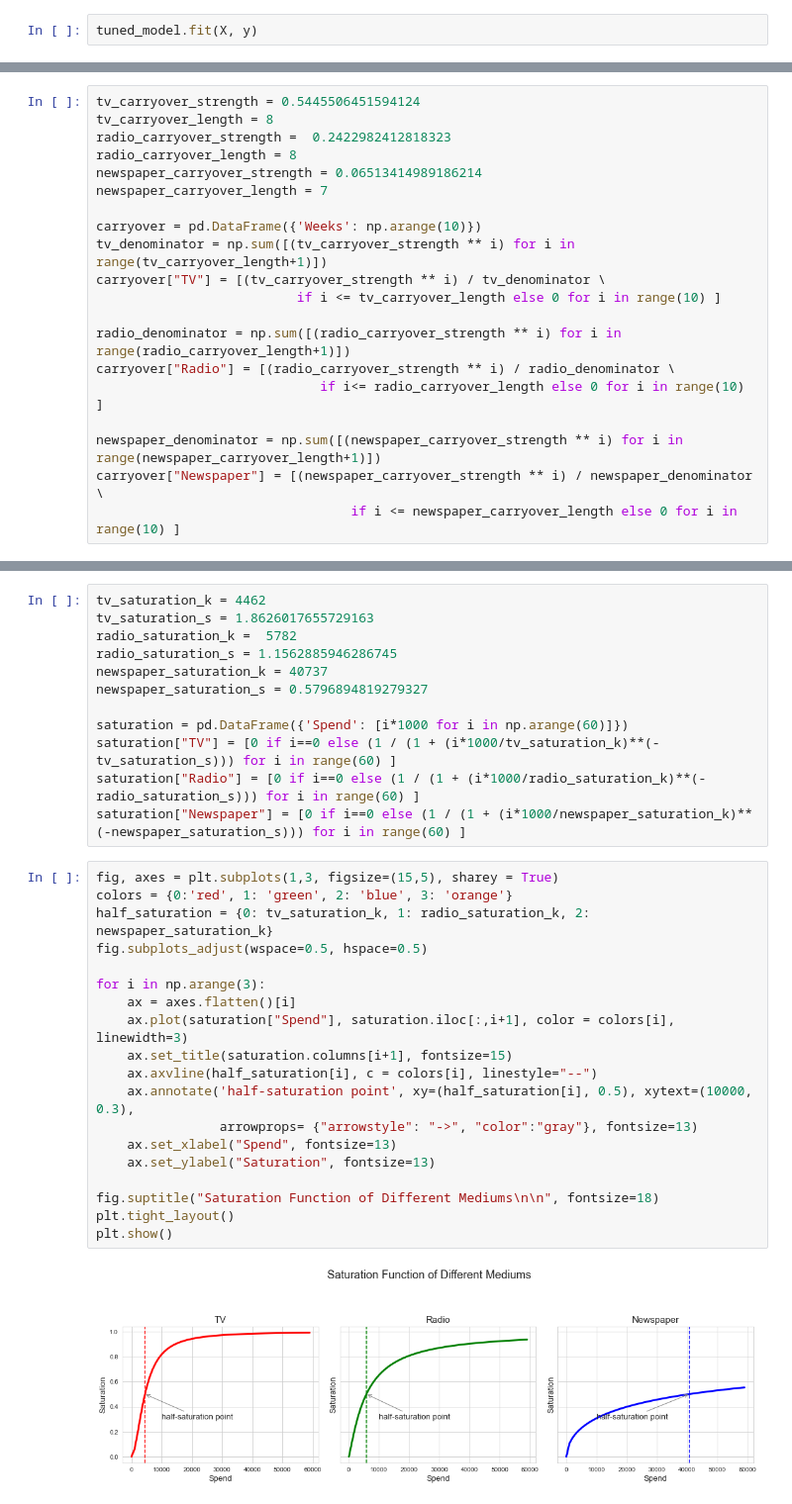
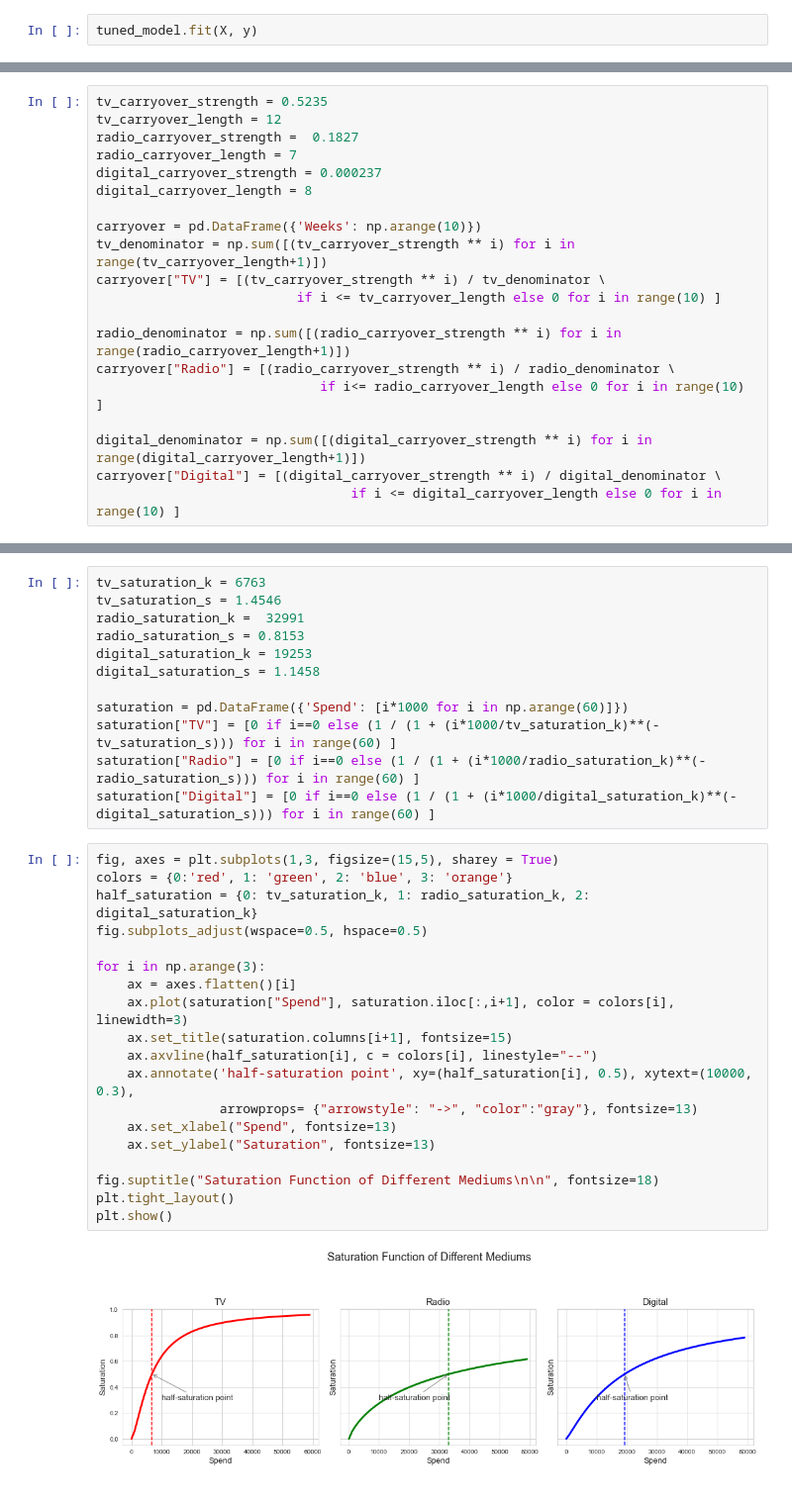
Before and after one commit to Amiteshwar-Kukreja/Media-mix-modelling, a Jupyter notebook: media_mix_modelling_ver2.ipynb, the cells around one changed output, grey strips where cells are left out. Shown: that part at 99% size. Drawn from its saved outputs; the diff is of its cells as text.

```diff
--- a/media_mix_modelling_ver2.ipynb
+++ b/media_mix_modelling_ver2.ipynb
@@ -373,10 +368,10 @@ with open("mmm_model.pkl", "wb") as f:
 # %%
-tv_carryover_strength = 0.5445506451594124
-tv_carryover_length = 8
-radio_carryover_strength =  0.2422982412818323
-radio_carryover_length = 8
-newspaper_carryover_strength = 0.06513414989186214
-newspaper_carryover_length = 7
+tv_carryover_strength = 0.5235
+tv_carryover_length = 12
+radio_carryover_strength =  0.1827
+radio_carryover_length = 7
+digital_carryover_strength = 0.000237
+digital_carryover_length = 8
 
 carryover = pd.DataFrame({'Weeks': np.arange(10)})
 tv_denominator = np.sum([(tv_carryover_strength ** i) for i in range(tv_carryover_length+1)])
@@ -387,9 +382,9 @@ radio_denominator = np.sum([(radio_carryover_strength ** i) for i in range(radio
 carryover["Radio"] = [(radio_carryover_strength ** i) / radio_denominator \
                              if i<= radio_carryover_length else 0 for i in range(10) ]
 
-newspaper_denominator = np.sum([(newspaper_carryover_strength ** i) for i in range(newspaper_carryover_length+1)])
-carryover["Newspaper"] = [(newspaper_carryover_strength ** i) / newspaper_denominator \
-                                 if i <= newspaper_carryover_length else 0 for i in range(10) ]
+digital_denominator = np.sum([(digital_carryover_strength ** i) for i in range(digital_carryover_length+1)])
+carryover["Digital"] = [(digital_carryover_strength ** i) / digital_denominator \
+                                 if i <= digital_carryover_length else 0 for i in range(10) ]
 # %%
 fig, axes = plt.subplots(1,3, figsize=(15,5), sharey = True)
 colors = {0:'red', 1: 'green', 2: 'blue', 3: 'orange'}
@@ -418,33 +413,33 @@ plt.show()
 # %%
-tv_saturation_k = 4462
-tv_saturation_s = 1.8626017655729163
-radio_saturation_k =  5782
-radio_saturation_s = 1.1562885946286745
-newspaper_saturation_k = 40737
-newspaper_saturation_s = 0.5796894819279327
+tv_saturation_k = 6763
+tv_saturation_s = 1.4546
+radio_saturation_k =  32991
+radio_saturation_s = 0.8153
+digital_saturation_k = 19253
+digital_saturation_s = 1.1458
 
 saturation = pd.DataFrame({'Spend': [i*1000 for i in np.arange(60)]})
 saturation["TV"] = [0 if i==0 else (1 / (1 + (i*1000/tv_saturation_k)**(-tv_saturation_s))) for i in range(60) ]
 saturation["Radio"] = [0 if i==0 else (1 / (1 + (i*1000/radio_saturation_k)**(-radio_saturation_s))) for i in range(60) ]
-saturation["Newspaper"] = [0 if i==0 else (1 / (1 + (i*1000/newspaper_saturation_k)**(-newspaper_saturation_s))) for i in range(60) ]
+saturation["Digital"] = [0 if i==0 else (1 / (1 + (i*1000/digital_saturation_k)**(-digital_saturation_s))) for i in range(60) ]
 # %%
 fig, axes = plt.subplots(1,3, figsize=(15,5), sharey = True)
 colors = {0:'red', 1: 'green', 2: 'blue', 3: 'orange'}
-half_saturation = {0: tv_saturation_k, 1: radio_saturation_k, 2: newspaper_saturation_k}
+half_saturation = {0: tv_saturation_k, 1: radio_saturation_k, 2: digital_saturation_k}
 fig.subplots_adjust(wspace=0.5, hspace=0.5)
 
 for i in np.arange(3):
     ax = axes.flatten()[i]
     ax.plot(saturation["Spend"], saturation.iloc[:,i+1], color = colors[i], linewidth=3)
     ax.set_title(saturation.columns[i+1], fontsize=15)
     ax.axvline(half_saturation[i], c = colors[i], linestyle="--")
     ax.annotate('half-saturation point', xy=(half_saturation[i], 0.5), xytext=(10000, 0.3),
                 arrowprops= {"arrowstyle": "->", "color":"gray"}, fontsize=13)
     ax.set_xlabel("Spend", fontsize=13)
     ax.set_ylabel("Saturation", fontsize=13)
 
 fig.suptitle("Saturation Function of Different Mediums\n\n", fontsize=18)
 plt.tight_layout()
 plt.show()
 # %% [output]
-[figure, old version]
+[figure, new version]
```
Also changed, not shown: parts of 60 cells of this notebook.
